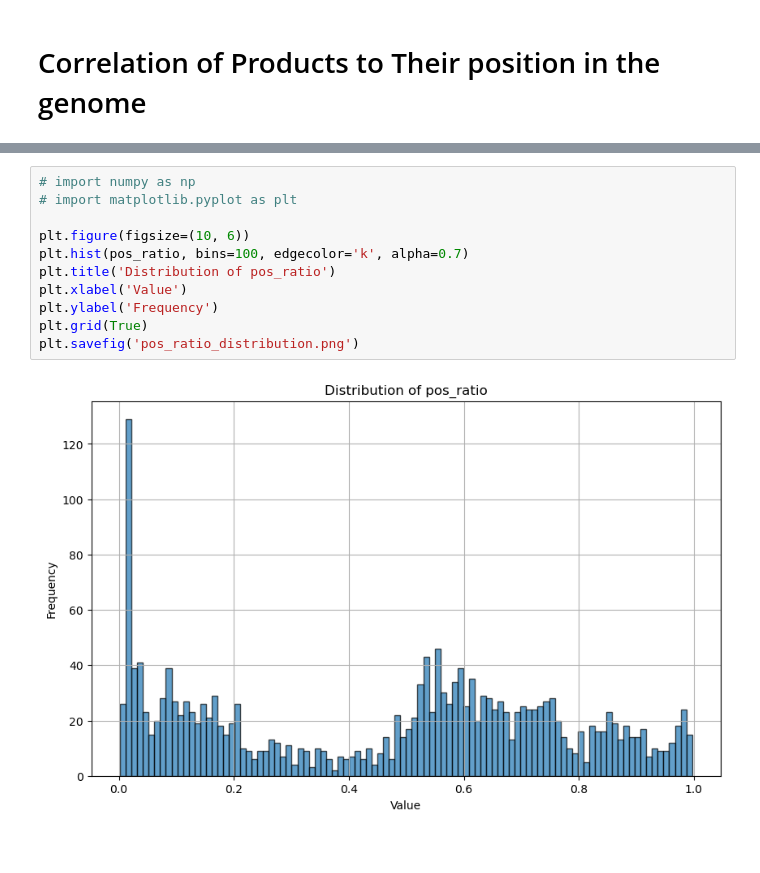
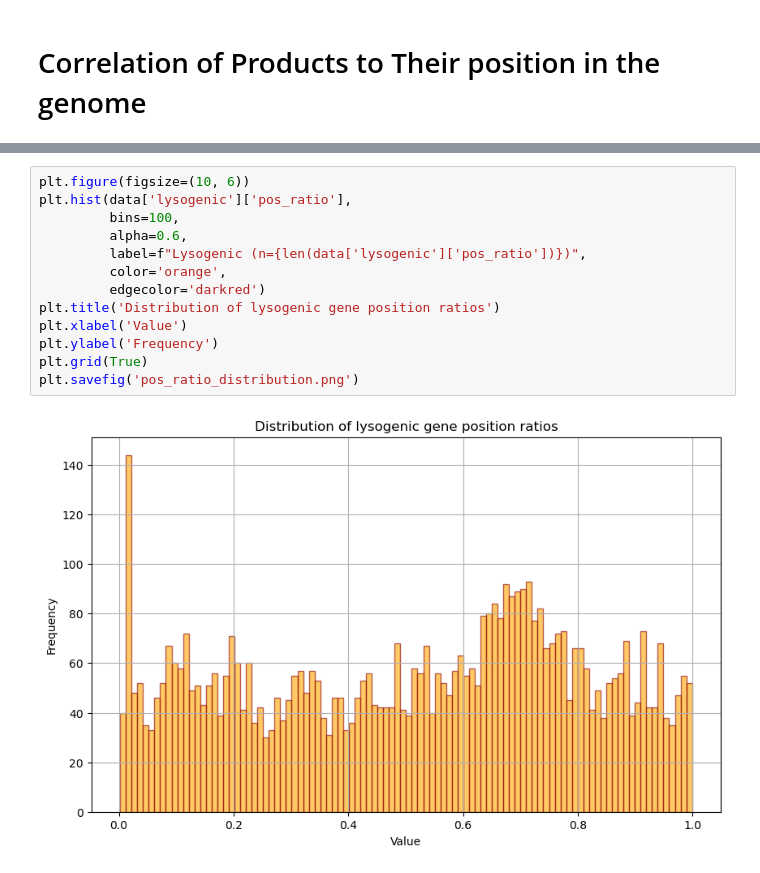
Before and after one commit to francescostellaa/cluster_dei, a Jupyter notebook: src/sequence_scoring.ipynb, the cells around one changed output, grey strips where cells are left out. Cells and saved outputs as stored; diff of their text form.

Commit message:
Update of some plots and general readability improvement

```diff
--- a/src/sequence_scoring.ipynb
+++ b/src/sequence_scoring.ipynb
@@ -1028,13 +1095,15 @@ Time taken: 0.00287 seconds
 # %%
-# import numpy as np
-# import matplotlib.pyplot as plt
-
 plt.figure(figsize=(10, 6))
-plt.hist(pos_ratio, bins=100, edgecolor='k', alpha=0.7)
-plt.title('Distribution of pos_ratio')
+plt.hist(data['lysogenic']['pos_ratio'],
+         bins=100,
+         alpha=0.6,
+         label=f"Lysogenic (n={len(data['lysogenic']['pos_ratio'])})",
+         color='orange',
+         edgecolor='darkred')
+plt.title('Distribution of lysogenic gene position ratios')
 plt.xlabel('Value')
 plt.ylabel('Frequency')
 plt.grid(True)
 plt.savefig('pos_ratio_distribution.png')
 # %% [output]
-[figure, old version]
+[figure, new version]
```
Also changed, not shown: parts of 36 cells of this notebook, 3 other files.
